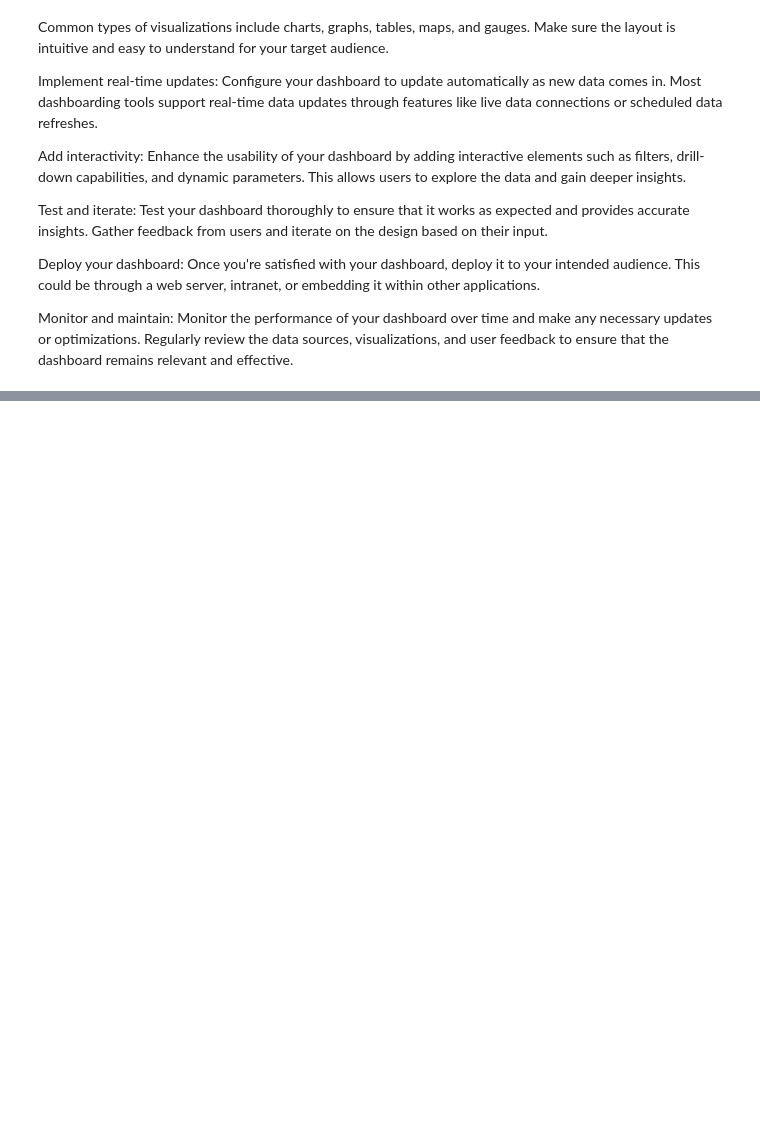
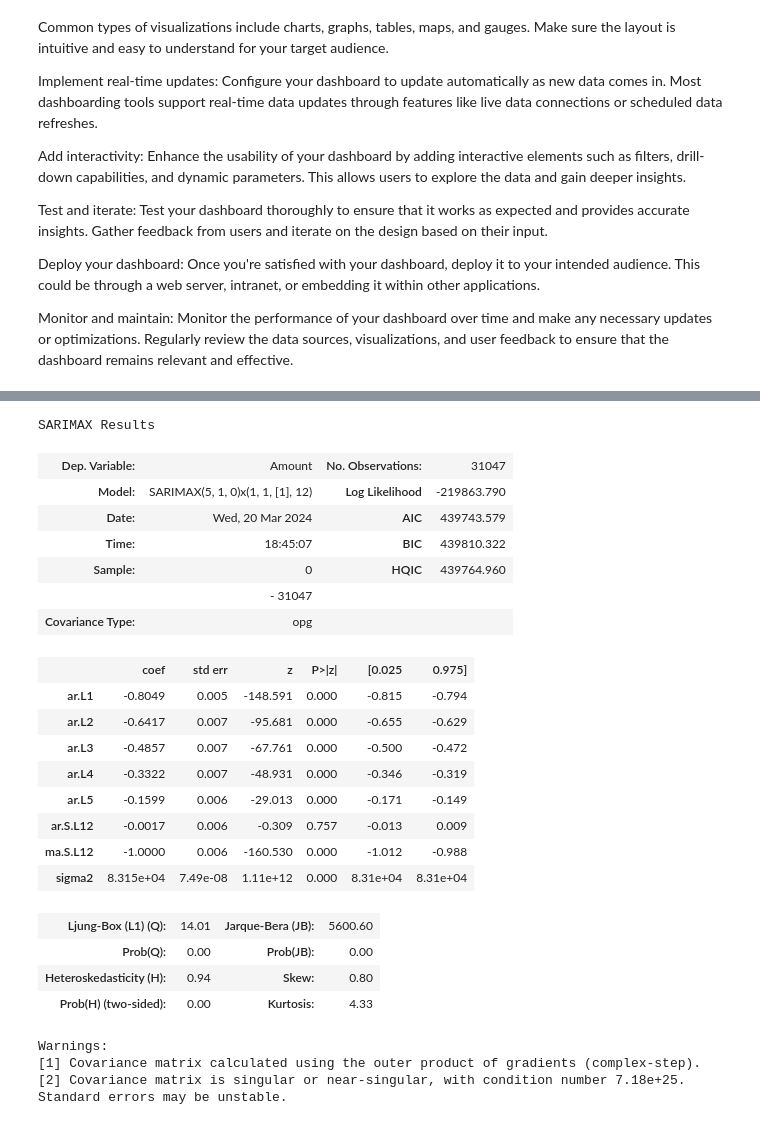
Before and after one commit to Deepak01tech/Real-time-data-analysis-dashboard-, a Jupyter notebook: Real Time Dashboard.ipynb, the cells around one changed output, grey strips where cells are left out. Drawn from its saved outputs; the diff is of its cells as text; code cells hidden in the pictures; blank space fills up the shorter version.

```diff
--- a/Real Time Dashboard.ipynb
+++ b/Real Time Dashboard.ipynb
@@ -526,0 +456,27 @@ TypeError: 'module' object is not callable
+# %%
+model_fit.summary()
+# %% [output]
+SARIMAX Results
+| Dep. Variable: | Amount | No. Observations: | 31047 |
+| Model: | SARIMAX(5, 1, 0)x(1, 1, [1], 12) | Log Likelihood | -219863.790 |
+| Date: | Wed, 20 Mar 2024 | AIC | 439743.579 |
+| Time: | 18:45:07 | BIC | 439810.322 |
+| Sample: | 0 | HQIC | 439764.960 |
+|  | - 31047 |  |  |
+| Covariance Type: | opg |  |  |
+|  | coef | std err | z | P>|z| | [0.025 | 0.975] |
+| ar.L1 | -0.8049 | 0.005 | -148.591 | 0.000 | -0.815 | -0.794 |
+| ar.L2 | -0.6417 | 0.007 | -95.681 | 0.000 | -0.655 | -0.629 |
+| ar.L3 | -0.4857 | 0.007 | -67.761 | 0.000 | -0.500 | -0.472 |
+| ar.L4 | -0.3322 | 0.007 | -48.931 | 0.000 | -0.346 | -0.319 |
+| ar.L5 | -0.1599 | 0.006 | -29.013 | 0.000 | -0.171 | -0.149 |
+| ar.S.L12 | -0.0017 | 0.006 | -0.309 | 0.757 | -0.013 | 0.009 |
+| ma.S.L12 | -1.0000 | 0.006 | -160.530 | 0.000 | -1.012 | -0.988 |
+| sigma2 | 8.315e+04 | 7.49e-08 | 1.11e+12 | 0.000 | 8.31e+04 | 8.31e+04 |
+| Ljung-Box (L1) (Q): | 14.01 | Jarque-Bera (JB): | 5600.60 |
+| Prob(Q): | 0.00 | Prob(JB): | 0.00 |
+| Heteroskedasticity (H): | 0.94 | Skew: | 0.80 |
+| Prob(H) (two-sided): | 0.00 | Kurtosis: | 4.33 |
+Warnings:
+[1] Covariance matrix calculated using the outer product of gradients (complex-step).
+[2] Covariance matrix is singular or near-singular, with condition number 7.18e+25. Standard errors may be unstable.
```
Also changed, not shown: parts of 14 cells of this notebook, 3 other files.
